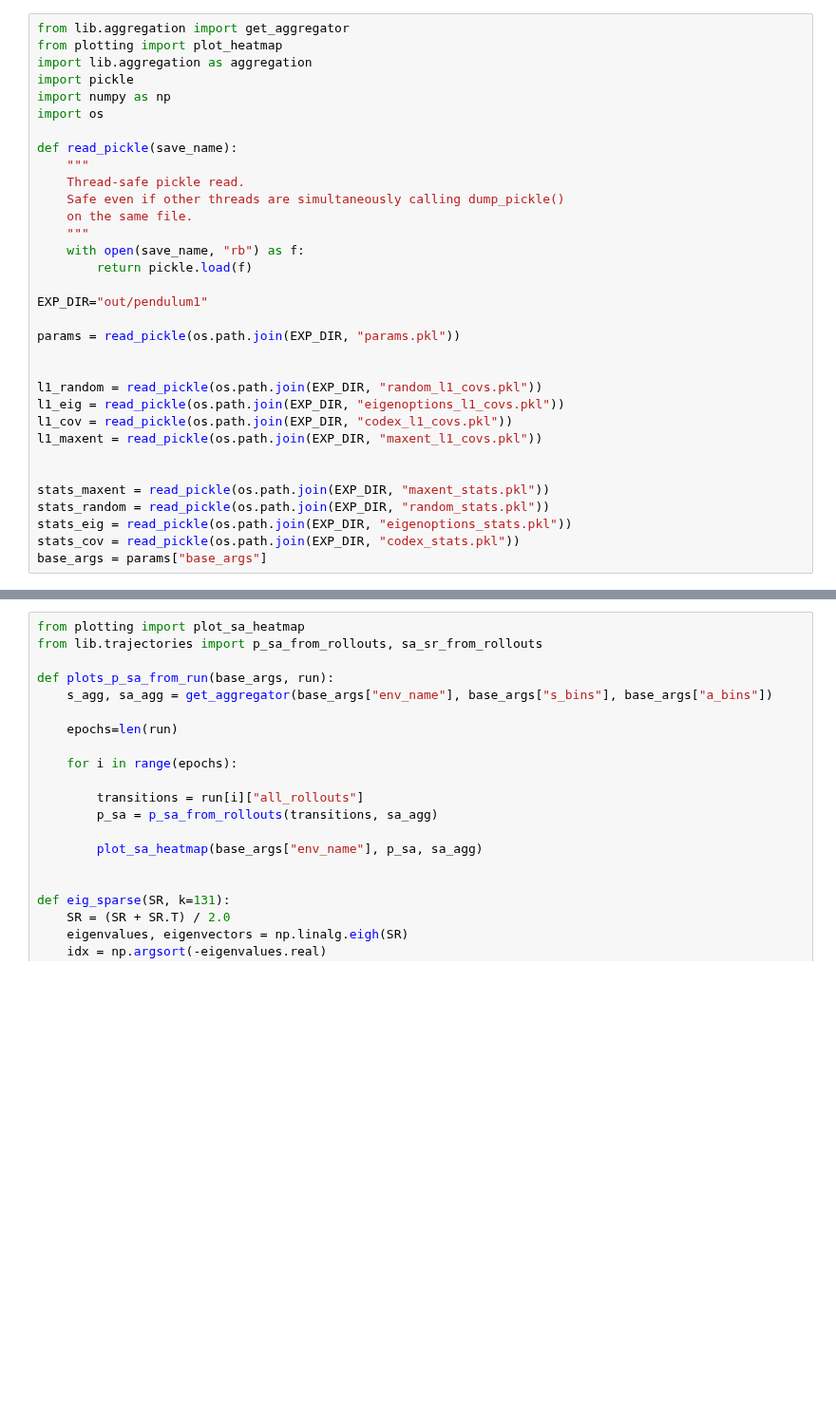
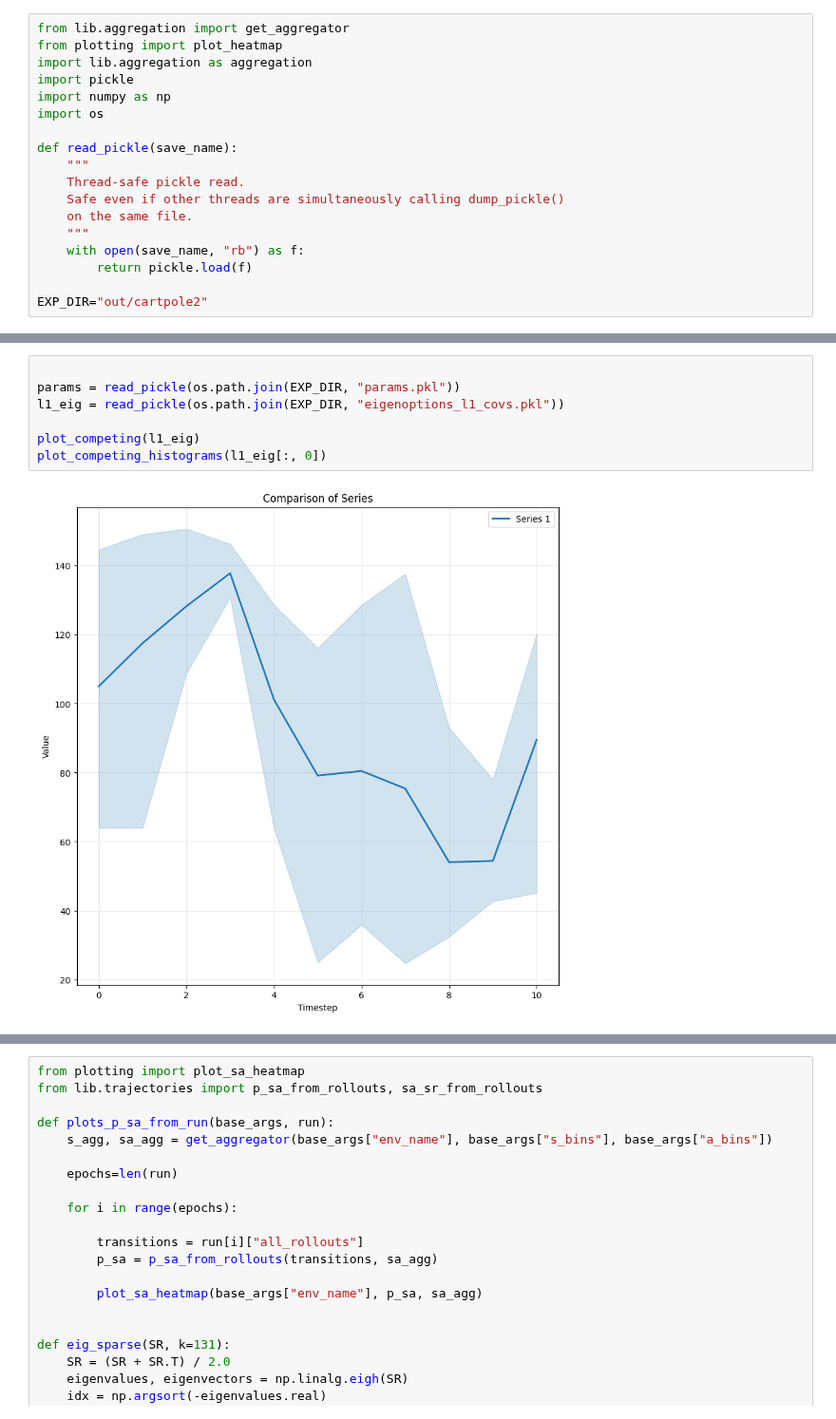
Before and after one commit to aaronma1/l1-cov, a Jupyter notebook: analysis.ipynb, the cells around one changed output, grey strips where cells are left out. Shown at 95% size. Saved outputs shown, nothing was run; the diff lists cells and outputs as text; blank space fills up the shorter version.

```diff
--- a/analysis.ipynb
+++ b/analysis.ipynb
@@ -15,19 +15,4 @@ def read_pickle(save_name):
     with open(save_name, "rb") as f:
         return pickle.load(f)
 
-EXP_DIR="out/pendulum1"
-
-params = read_pickle(os.path.join(EXP_DIR, "params.pkl"))
-
-
-l1_random = read_pickle(os.path.join(EXP_DIR, "random_l1_covs.pkl"))
-l1_eig = read_pickle(os.path.join(EXP_DIR, "eigenoptions_l1_covs.pkl"))
-l1_cov = read_pickle(os.path.join(EXP_DIR, "codex_l1_covs.pkl"))
-l1_maxent = read_pickle(os.path.join(EXP_DIR, "maxent_l1_covs.pkl"))
-
-
-stats_maxent = read_pickle(os.path.join(EXP_DIR, "maxent_stats.pkl"))
-stats_random = read_pickle(os.path.join(EXP_DIR, "random_stats.pkl"))
-stats_eig = read_pickle(os.path.join(EXP_DIR, "eigenoptions_stats.pkl"))
-stats_cov = read_pickle(os.path.join(EXP_DIR, "codex_stats.pkl"))
-base_args = params["base_args"]
+EXP_DIR="out/cartpole2"
@@ -177,0 +121,9 @@ plot_competing(l1_eig2, l1_random,  labels=["eigenoptions", "codex", "random", "
+# %%
+
+params = read_pickle(os.path.join(EXP_DIR, "params.pkl"))
+l1_eig = read_pickle(os.path.join(EXP_DIR, "eigenoptions_l1_covs.pkl"))
+
+plot_competing(l1_eig)
+plot_competing_histograms(l1_eig[:, 0])
+# %% [output]
+[figure, added]
```
Also changed, not shown: parts of 7 cells of this notebook, 2 other files.
